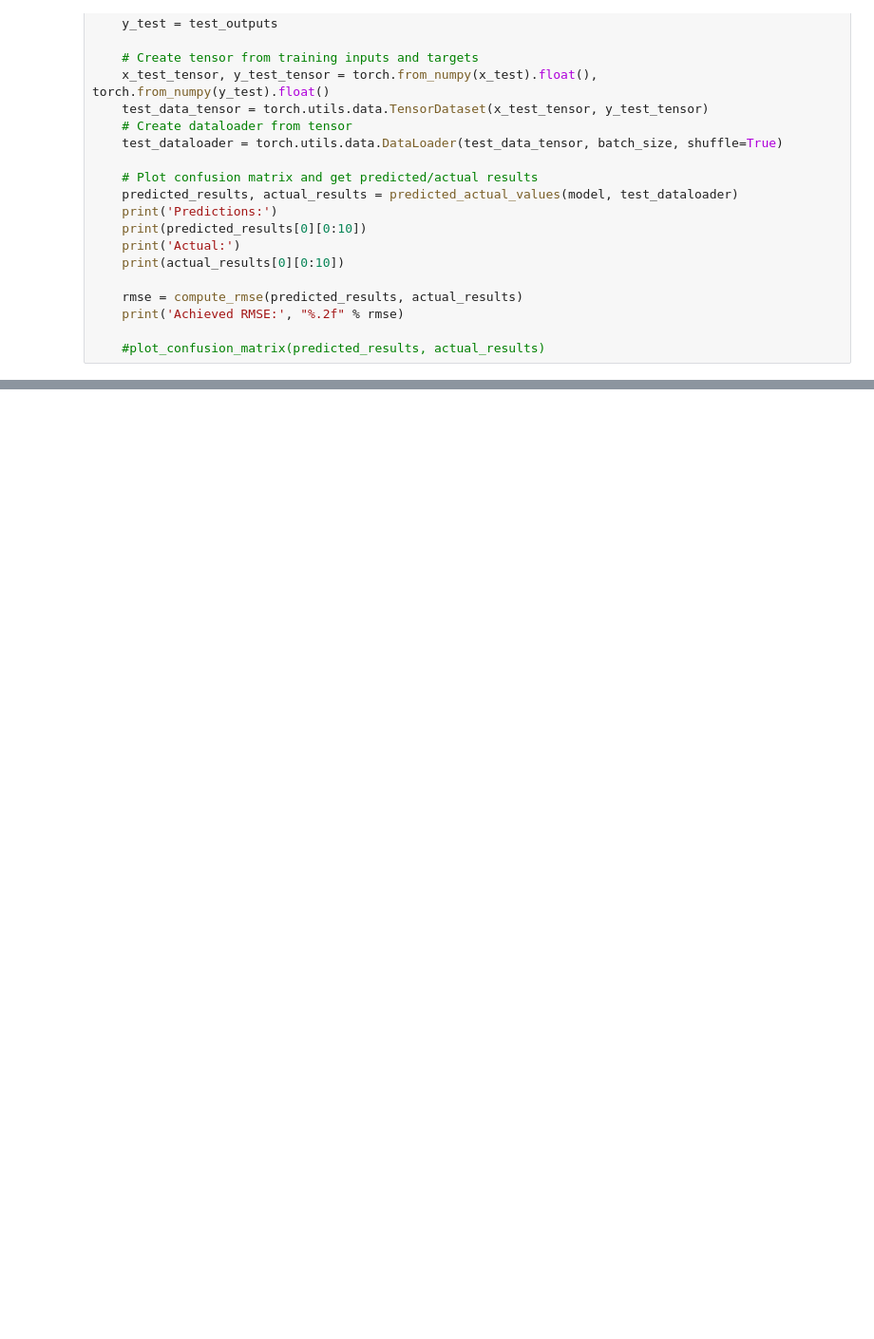
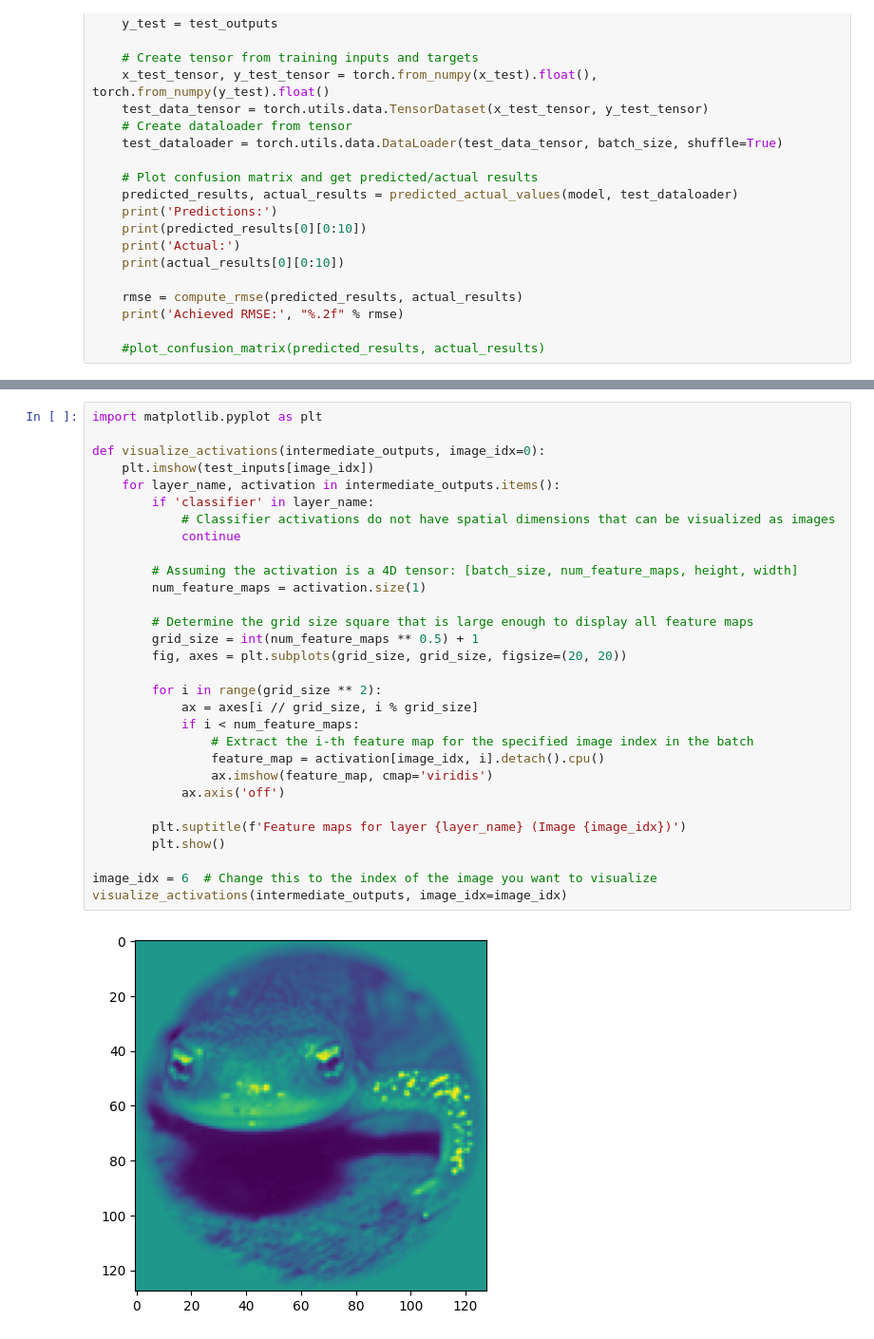
Before and after one commit to MikkelBerggreen/ITU-Advanced-Machine-Learning-Exam-Project, a Jupyter notebook: mp_brainvision_load_kay_images.ipynb, the cells around one changed output, grey strips where cells are left out. Shown at 95% size. Saved outputs shown, nothing was run; the diff lists cells and outputs as text; blank space fills up the shorter version.

```diff
--- a/mp_brainvision_load_kay_images.ipynb
+++ b/mp_brainvision_load_kay_images.ipynb
@@ -646,0 +737,32 @@ Achieved RMSE: 0.52
+# %%
+import matplotlib.pyplot as plt
+
+def visualize_activations(intermediate_outputs, image_idx=0):
+    plt.imshow(test_inputs[image_idx])
+    for layer_name, activation in intermediate_outputs.items():
+        if 'classifier' in layer_name:
+            # Classifier activations do not have spatial dimensions that can be visualized as images
+            continue
+
+        # Assuming the activation is a 4D tensor: [batch_size, num_feature_maps, height, width]
+        num_feature_maps = activation.size(1)
+
+        # Determine the grid size square that is large enough to display all feature maps
+        grid_size = int(num_feature_maps ** 0.5) + 1
+        fig, axes = plt.subplots(grid_size, grid_size, figsize=(20, 20))
+
+        for i in range(grid_size ** 2):
+            ax = axes[i // grid_size, i % grid_size]
+            if i < num_feature_maps:
+                # Extract the i-th feature map for the specified image index in the batch
+                feature_map = activation[image_idx, i].detach().cpu()
+                ax.imshow(feature_map, cmap='viridis')
+            ax.axis('off')
+
+        plt.suptitle(f'Feature maps for layer {layer_name} (Image {image_idx})')
+        plt.show()
+
+image_idx = 6  # Change this to the index of the image you want to visualize
+visualize_activations(intermediate_outputs, image_idx=image_idx)
+# %% [output]
+[figure, added]
```
Also changed, not shown: parts of 12 cells of this notebook.
